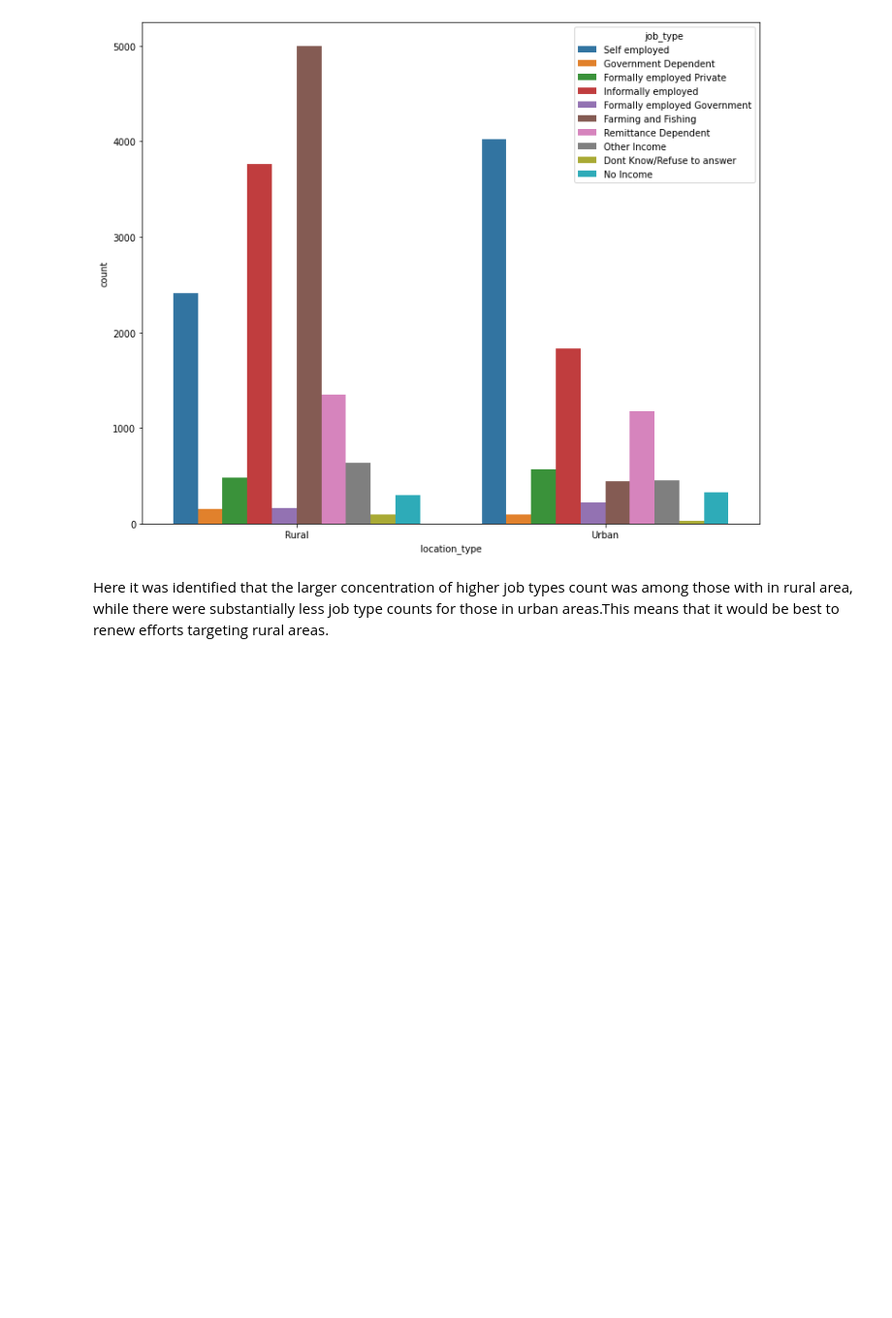
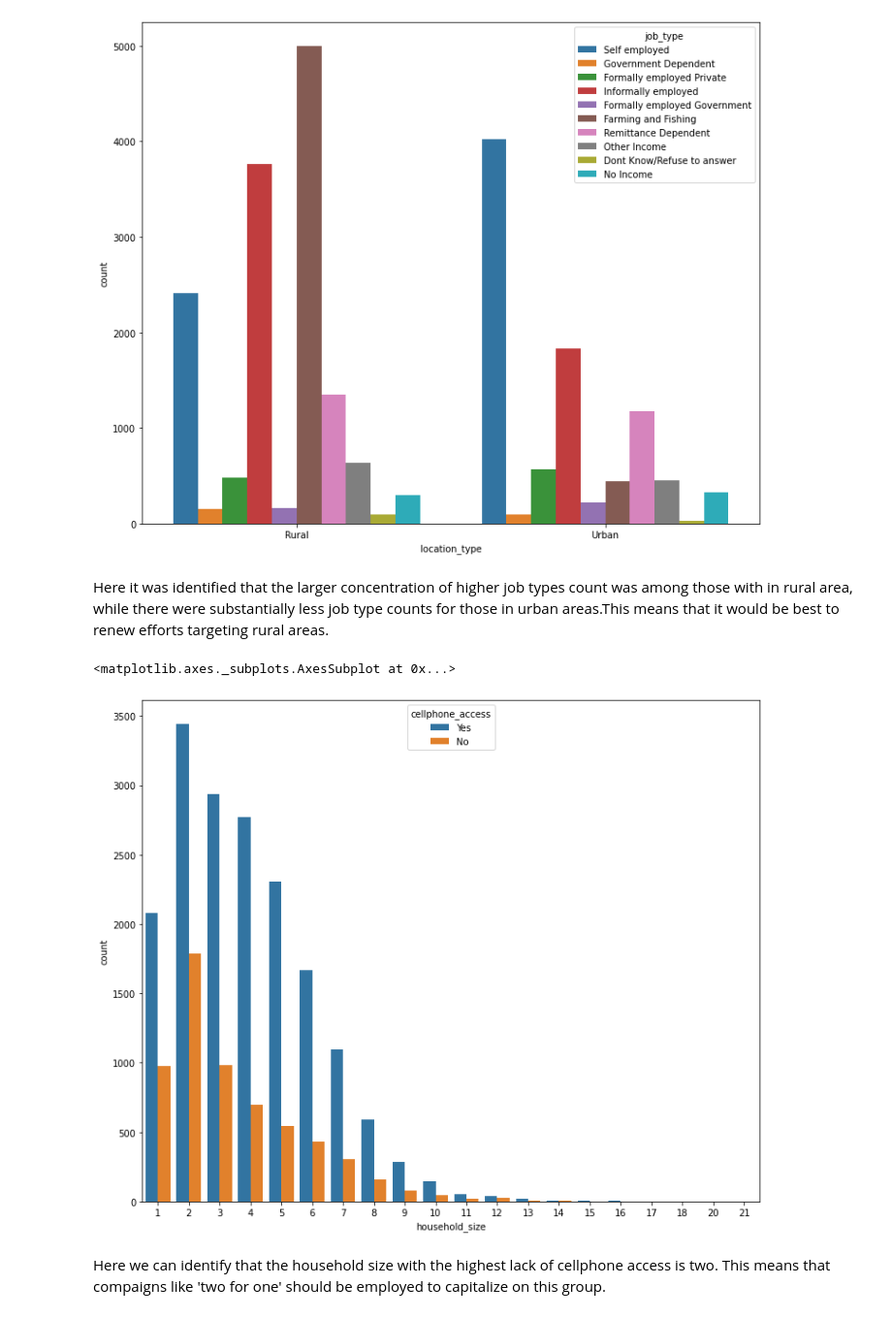
Before and after one commit to BrandonBosire/Financial-Inclusivity, a Jupyter notebook: Brainy_Badgers_Financial_Inclusion.ipynb, the cells around one changed output. Shown: that part at 97% size. Cells and saved outputs as stored; diff of their text form; code cells hidden in the pictures; blank space fills up the shorter version.

```diff
--- a/Brainy_Badgers_Financial_Inclusion.ipynb
+++ b/Brainy_Badgers_Financial_Inclusion.ipynb
@@ -614,3 +614,14 @@ sns.countplot(x='location_type', data=df ,hue='job_type' )
 [figure]
 # %% [markdown]
 Here it was identified that the larger concentration of higher job types count was among those with in rural area, while there were substantially less job type counts for those in urban  areas.This means that it would be best to renew efforts targeting rural areas.
+# %%
+#The last will involve:
+#Determination of cellphone counts and influence on the household sizes
+#
+plt.figure(figsize=(12,10))
+sns.countplot(x='household_size', data=df ,hue='cellphone_access' )
+# %% [output]
+<matplotlib.axes._subplots.AxesSubplot at 0x...>
+[figure, added]
+# %% [markdown]
+Here we can identify that the household size with the highest lack of cellphone access is two. This means that compaigns like 'two for one' should be employed to capitalize on this group.
```
